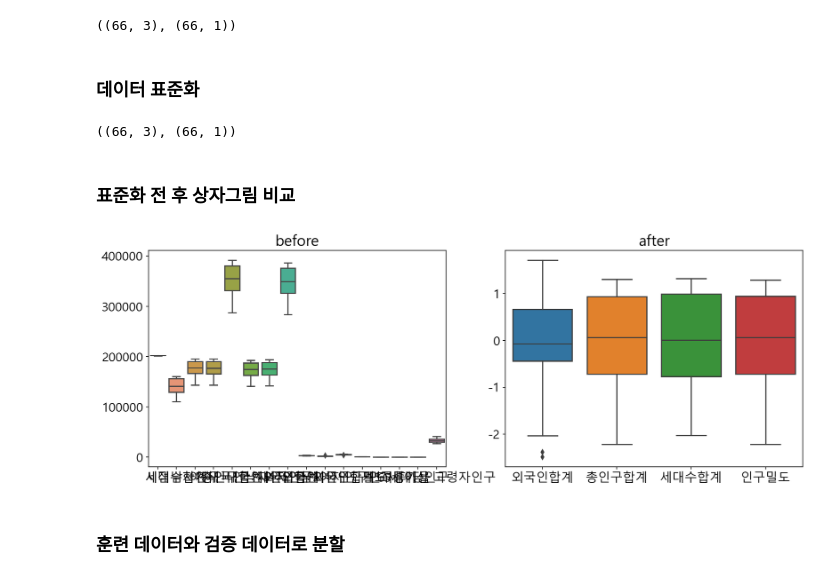
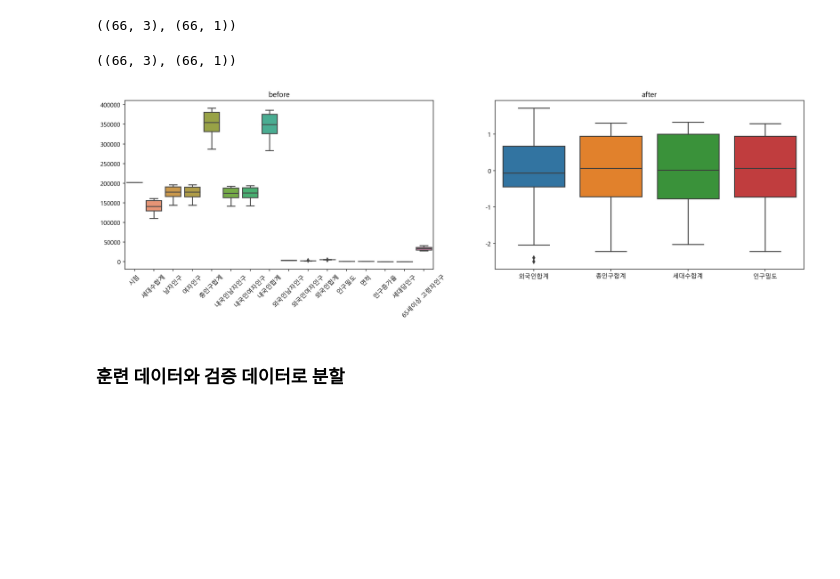
Before and after one commit to jagara101/Sejong_City_Contest_exhibit, a Jupyter notebook: 세종시_공모전(0901~0930)/사용_데이터/인구추이_머신러닝.ipynb, the cells around one changed output. Cells and saved outputs as stored; diff of their text form; code cells hidden in the pictures; blank space fills up the shorter version.

```diff
--- a/세종시_공모전(0901~0930)/인구추이_머신러닝.ipynb
+++ b/세종시_공모전(0901~0930)/사용_데이터/인구추이_머신러닝.ipynb
@@ -84,0 +26,4 @@ origin.describe()
+# %%
+# 데이터 불러오기
+origin = read_excel("Excel Data/세종시_인구추이2018_2023.xlsx")
+origin
@@ -128,6 +114,4 @@ y = origin[['인구밀도']]
 x.shape, y.shape
 # %% [output]
 ((66, 3), (66, 1))
-# %% [markdown]
-### 데이터 표준화
 # %%
@@ -140,23 +126,24 @@ y_scale = y_scaller.fit_transform(y)
 x_scale.shape, y_scale.shape
 # %% [output]
 ((66, 3), (66, 1))
-# %% [markdown]
-### 표준화 전 후 상자그림 비교
 # %%
+# 표준화 전 후 boxplot 비교
+
 # 임시로 독립변수와 종속변수를 하나의 DataFrame으로 병합
 x_scale_df = DataFrame(x_scale, columns=['외국인합계', '총인구합계', '세대수합계'])
 y_scale_df = DataFrame(y_scale, columns=['인구밀도'])
 tmp = merge(x_scale_df, y_scale_df, left_index=True, right_index=True)
 
-fig, ax = plt.subplots(1, 2, figsize=(15, 5), dpi=150)
+fig, ax = plt.subplots(1, 2, figsize=(20, 5), dpi=150)
 sb.boxplot(data=origin, ax=ax[0])
 sb.boxplot(data=tmp, ax=ax[1])
 ax[0].set_title('before')
+ax[0].set_xticklabels(origin.columns, rotation=45) # x축  변수가 많아 글자가 겹치므로 rotation 파라미터로 각도 조절
 ax[1].set_title('after')
 plt.show()
 plt.close()
 # %% [output]
-[figure, old version]
+[figure, new version]
 # %% [markdown]
 ### 훈련 데이터와 검증 데이터로 분할
 # %%
```
Also changed, not shown: parts of 35 cells of this notebook, 8 other files.
